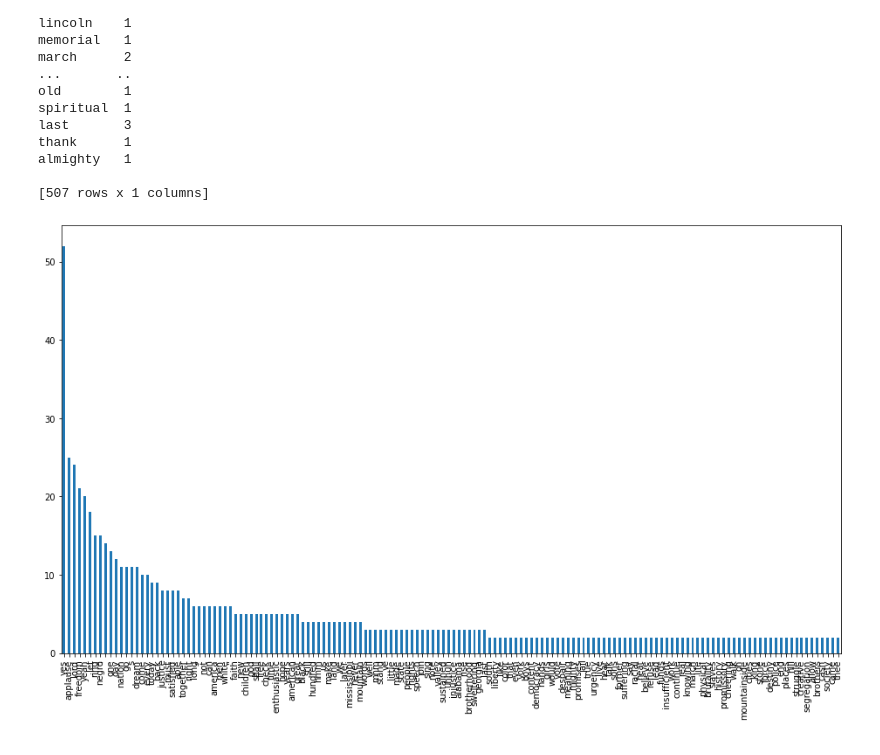
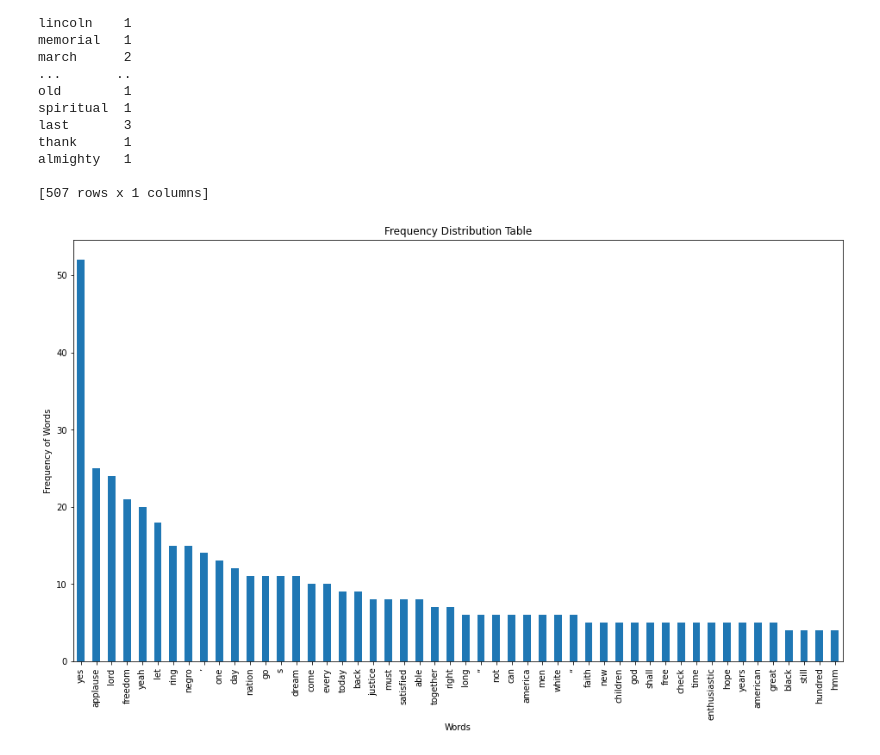
Before and after one commit to vnapasupathi/aiml, a Jupyter notebook: textAnalytics_textProcessing.ipynb, the cells around one changed output. Drawn from its saved outputs; the diff is of its cells as text; code cells hidden in the pictures.

```diff
--- a/textAnalytics_textProcessing.ipynb
+++ b/textAnalytics_textProcessing.ipynb
@@ -121,12 +121,15 @@ almighty   1
 # %%
 import matplotlib.pyplot as plt
 
 counts = fd_df.sort_values(0, ascending=False)
 
 #aspectratio 'ax' would be set to 16 by 9 pixel size - standard
 ar = plt.figure(figsize=(16,9))
 ax = ar.gca()
-counts[0][:150].plot(kind='bar', ax=ax)
+counts[0][:50].plot(kind='bar', ax=ax)
+ax.set_title("Frequency Distribution Table")
+ax.set_ylabel("Frequency of Words")
+ax.set_xlabel("Words")
 plt.show()
 # %% [output]
-[figure, old version]
+[figure, new version]
```
